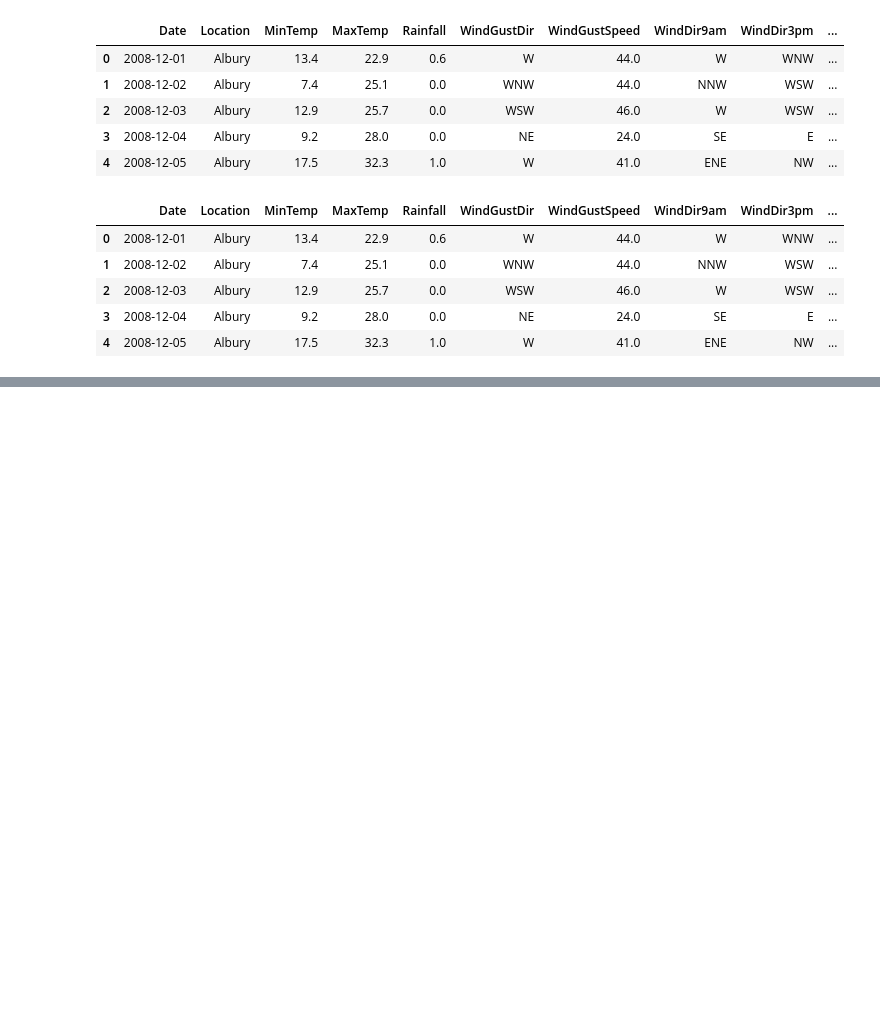
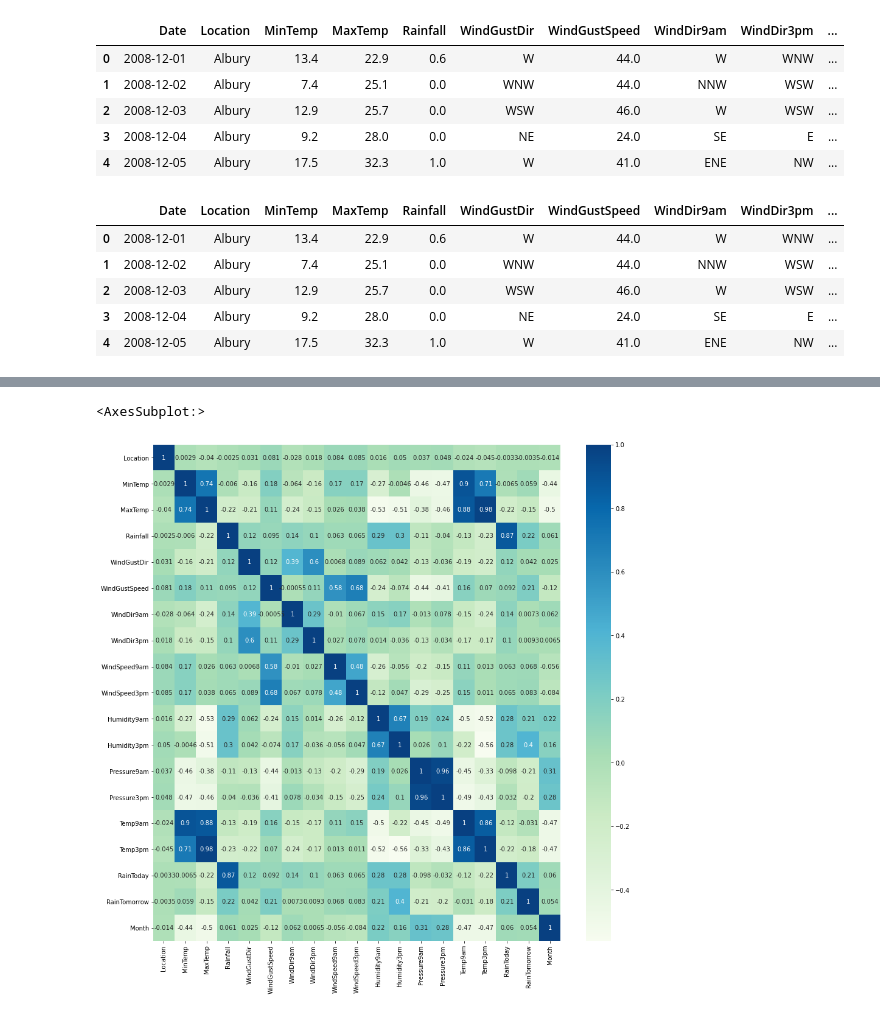
Before and after one commit to maheshi98/IT19212982_IT19174990_IT19145280, a Jupyter notebook: LogisticReg.ipynb, the cells around one changed output, grey strips where cells are left out. Cells and saved outputs as stored; diff of their text form; code cells hidden in the pictures; blank space fills up the shorter version.

```diff
--- a/LogisticReg.ipynb
+++ b/LogisticReg.ipynb
@@ -293,8 +333,11 @@ df.info()
 # %%
 #Feature selection
 #use correlation analysis
-plt.figure(1,figSize=(15,15))
-correlation = df.corr()
-sns.heatmap(correlation,cmap = "GnBu",annot = True)
+mplt.figure(1,figsize=(15,15))
+correlationValue = weatherData.corr()
+sns.heatmap(correlationValue,cmap = "GnBu",annot = True)
+# %% [output]
+<AxesSubplot:>
+[figure, added]
 # %%
 #drop and rearrange columns
```
Also changed, not shown: parts of 7 cells of this notebook.
